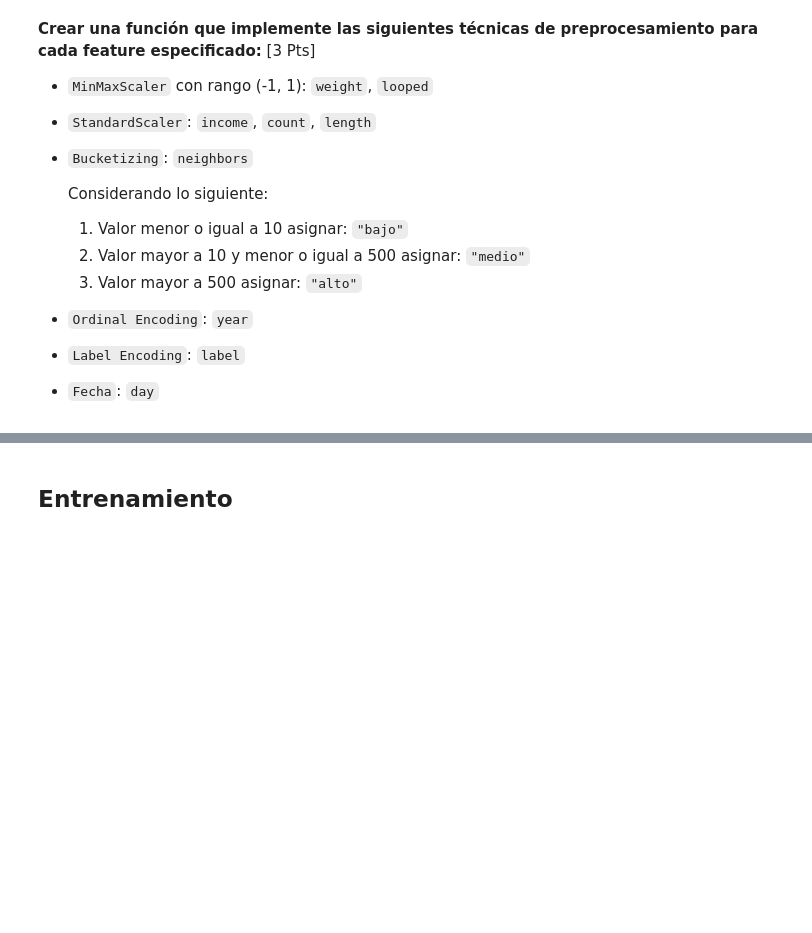
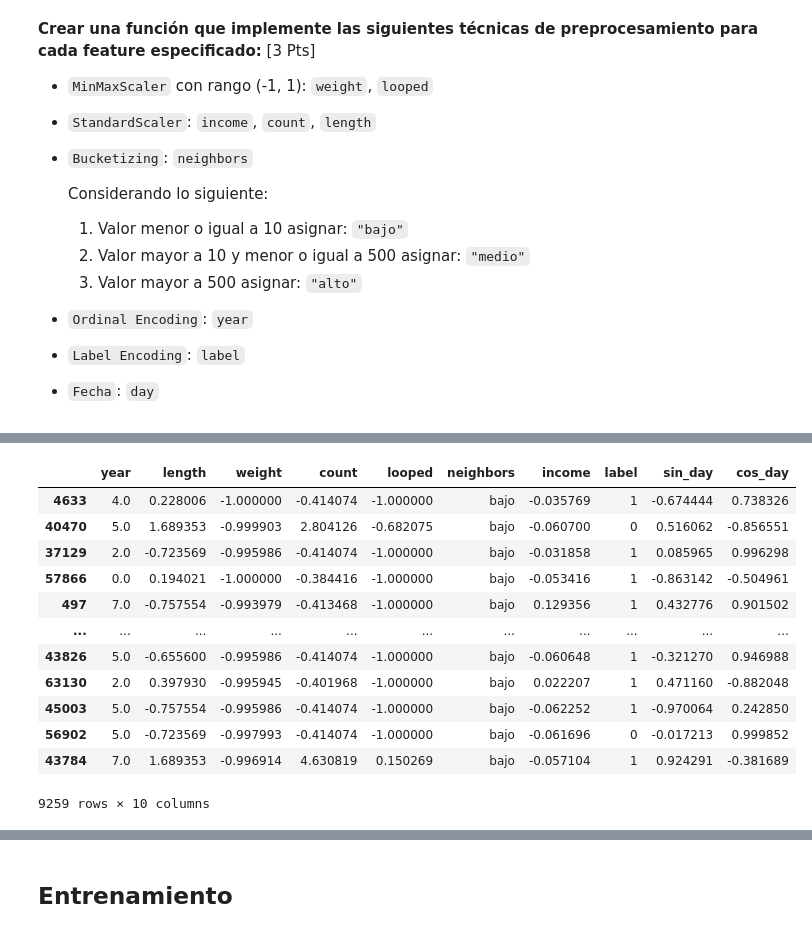
Before and after one commit to Bastian951/INF398-INTRODUCCION-AL-APRENDIZAJE-AUTOMATICO, a Jupyter notebook: Tarea 1/Tarea_1_ML_2022_1.ipynb, the cells around one changed output, grey strips where cells are left out. Cells and saved outputs as stored; diff of their text form; code cells hidden in the pictures; blank space fills up the shorter version.

```diff
--- a/Tarea 1/Tarea_1_ML_2022_1.ipynb
+++ b/Tarea 1/Tarea_1_ML_2022_1.ipynb
@@ -563,4 +557,19 @@ df_val, df_test = train_test_split(df_test, test_size=0.5)
 # %%
 # Mostrar la data despues del prorcesamiento (Validation)
+df_val
+# %% [output]
+|  | year | length | weight | count | looped | neighbors | income | label | sin_day | cos_day |
+| 4633 | 4.0 | 0.228006 | -1.000000 | -0.414074 | -1.000000 | bajo | -0.035769 | 1 | -0.674444 | 0.738326 |
+| 40470 | 5.0 | 1.689353 | -0.999903 | 2.804126 | -0.682075 | bajo | -0.060700 | 0 | 0.516062 | -0.856551 |
+| 37129 | 2.0 | -0.723569 | -0.995986 | -0.414074 | -1.000000 | bajo | -0.031858 | 1 | 0.085965 | 0.996298 |
+| 57866 | 0.0 | 0.194021 | -1.000000 | -0.384416 | -1.000000 | bajo | -0.053416 | 1 | -0.863142 | -0.504961 |
+| 497 | 7.0 | -0.757554 | -0.993979 | -0.413468 | -1.000000 | bajo | 0.129356 | 1 | 0.432776 | 0.901502 |
+| ... | ... | ... | ... | ... | ... | ... | ... | ... | ... | ... |
+| 43826 | 5.0 | -0.655600 | -0.995986 | -0.414074 | -1.000000 | bajo | -0.060648 | 1 | -0.321270 | 0.946988 |
+| 63130 | 2.0 | 0.397930 | -0.995945 | -0.401968 | -1.000000 | bajo | 0.022207 | 1 | 0.471160 | -0.882048 |
+| 45003 | 5.0 | -0.757554 | -0.995986 | -0.414074 | -1.000000 | bajo | -0.062252 | 1 | -0.970064 | 0.242850 |
+| 56902 | 5.0 | -0.723569 | -0.997993 | -0.414074 | -1.000000 | bajo | -0.061696 | 0 | -0.017213 | 0.999852 |
+| 43784 | 7.0 | 1.689353 | -0.996914 | 4.630819 | 0.150269 | bajo | -0.057104 | 1 | 0.924291 | -0.381689 |
+9259 rows × 10 columns
 # %%
 # Mostrar la data despues del procesamiento (Testing)
```
Also changed, not shown: parts of 9 cells of this notebook.
